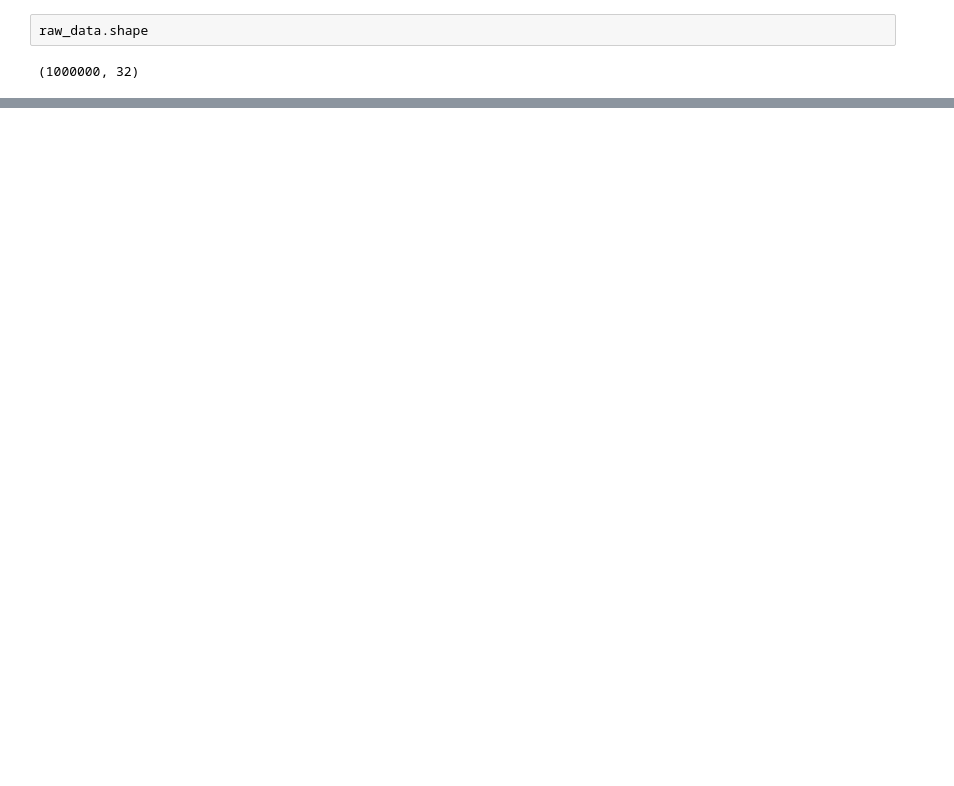
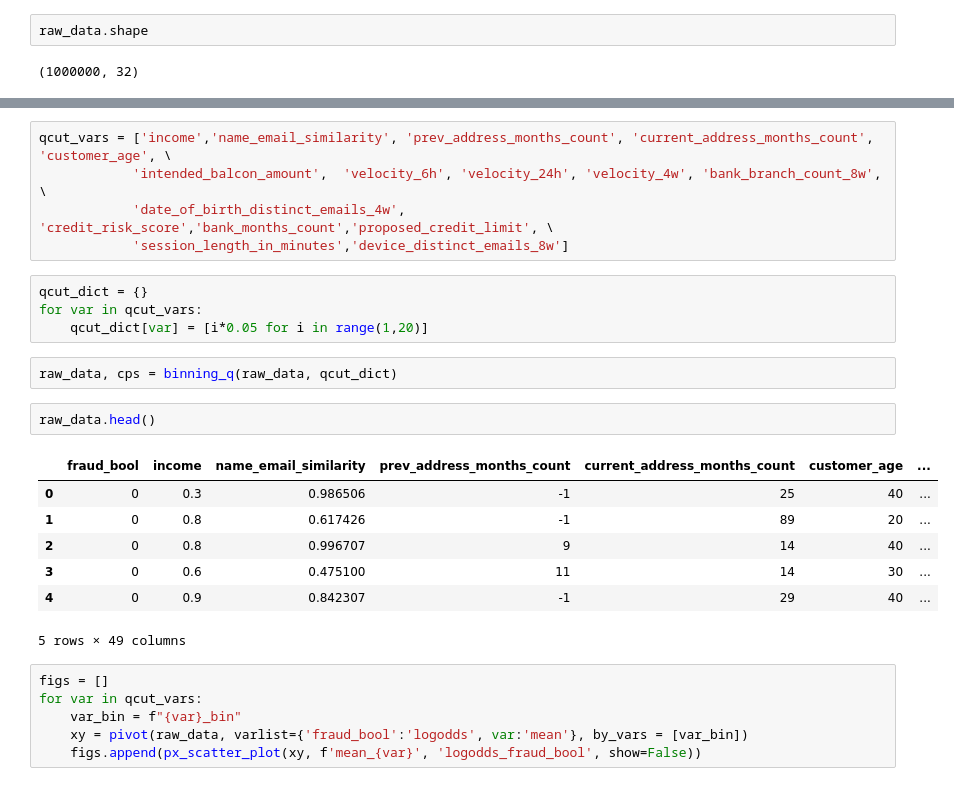
Before and after one commit to zzstephen/fraud_detection, a Jupyter notebook: EDA/read_data.ipynb, the cells around one changed output, grey strips where cells are left out. Cells and saved outputs as stored; diff of their text form; blank space fills up the shorter version.

```diff
--- a/EDA/read_data.ipynb
+++ b/EDA/read_data.ipynb
@@ -22,0 +136,27 @@ raw_data.shape
+# %%
+qcut_vars = ['income','name_email_similarity', 'prev_address_months_count', 'current_address_months_count', 'customer_age', \
+            'intended_balcon_amount',  'velocity_6h', 'velocity_24h', 'velocity_4w', 'bank_branch_count_8w', \
+            'date_of_birth_distinct_emails_4w', 'credit_risk_score','bank_months_count','proposed_credit_limit', \
+            'session_length_in_minutes','device_distinct_emails_8w']
+# %%
+qcut_dict = {}
+for var in qcut_vars:
+    qcut_dict[var] = [i*0.05 for i in range(1,20)]
+# %%
+raw_data, cps = binning_q(raw_data, qcut_dict)
+# %%
+raw_data.head()
+# %% [output]
+|  | fraud_bool | income | name_email_similarity | prev_address_months_count | current_address_months_count | customer_age | ... |
+| 0 | 0 | 0.3 | 0.986506 | -1 | 25 | 40 | ... |
+| 1 | 0 | 0.8 | 0.617426 | -1 | 89 | 20 | ... |
+| 2 | 0 | 0.8 | 0.996707 | 9 | 14 | 40 | ... |
+| 3 | 0 | 0.6 | 0.475100 | 11 | 14 | 30 | ... |
+| 4 | 0 | 0.9 | 0.842307 | -1 | 29 | 40 | ... |
+5 rows × 49 columns
+# %%
+figs = []
+for var in qcut_vars:
+    var_bin = f"{var}_bin"
+    xy = pivot(raw_data, varlist={'fraud_bool':'logodds', var:'mean'}, by_vars = [var_bin])
+    figs.append(px_scatter_plot(xy, f'mean_{var}', 'logodds_fraud_bool', show=False))
```
Also changed, not shown: parts of 37 cells of this notebook.
